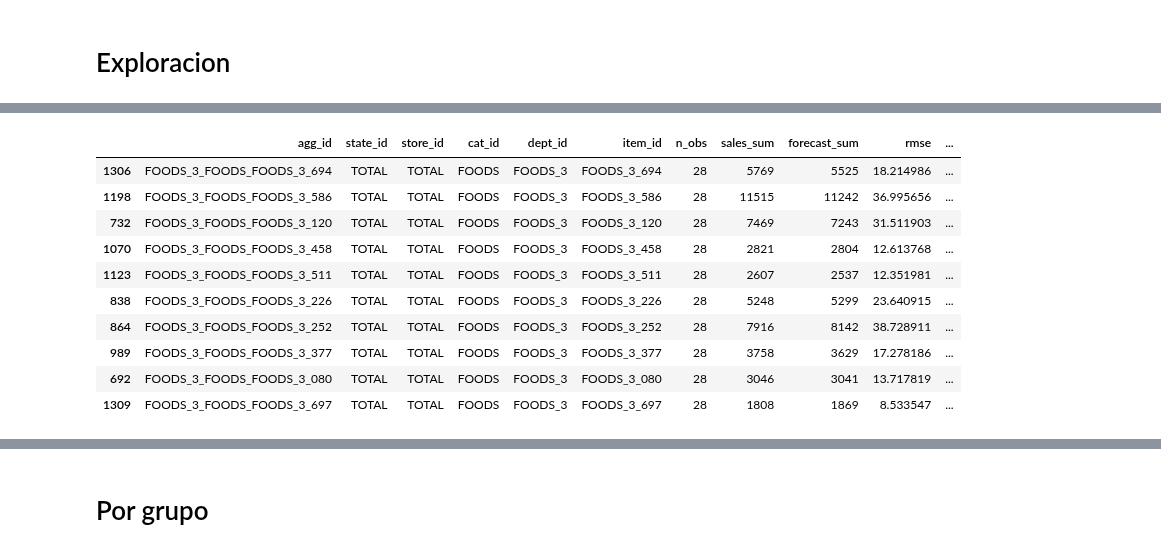
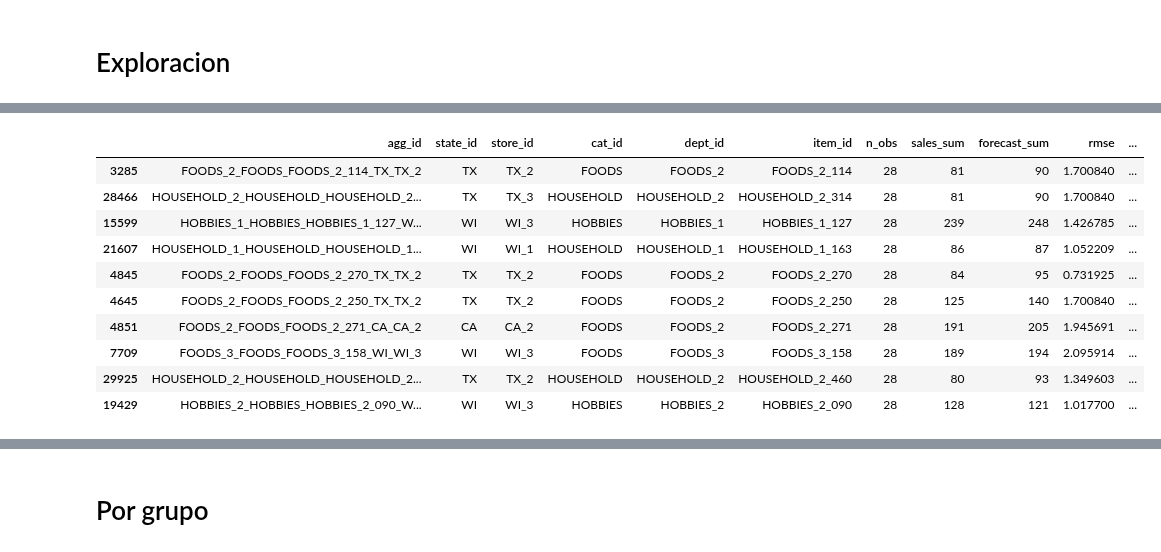
Before and after one commit to njimenez94/forecast-tfm, a Jupyter notebook: notebooks/model.ipynb, the cells around one changed output, grey strips where cells are left out. Drawn from its saved outputs; the diff is of its cells as text; code cells hidden in the pictures.

```diff
--- a/notebooks/model.ipynb
+++ b/notebooks/model.ipynb
@@ -106,13 +104,18 @@ Modelo  : mlf_level_10_daily_w2y_item
 # %%
+import re as _re
+
 # ── Carga y split temporal ─────────────────────────────────────────────────
-_raw       = read_parquet_pl(file).rename({"agg_id": "unique_id", "date": "ds", "sales": "y"})
+_raw = read_parquet_pl(file).rename({"agg_id": "unique_id", "date": "ds", "sales": "y"})
 
-horizon    = 28          # el horizonte que quieres estudiar
-h_max      = max(config.HORIZON[GRAIN])   # 42 — con el que se entrenó
+# Para cumN: predecir h=N rolling (un acumulado por cada día del período de validación)
+# Para sales: h=max_horizonte, igual que antes
+_cum_n      = int(_re.search(r"\d+", HORIZON_TYPE).group()) if HORIZON_TYPE.startswith("cum") else None
+horizon_val = _cum_n if _cum_n is not None else max(config.HORIZON[GRAIN])
+h_predict   = horizon_val  # antes era 1 para cumN; ahora generamos N puntos rolling
 
-delta_days = h_max * 7 if GRAIN == "weekly" else h_max   # ← usar h_max, no horizon
+delta_days = horizon_val * 7 if GRAIN == "weekly" else horizon_val
 cutoff     = _raw["ds"].max() - timedelta(days=delta_days)
-valid_pl   = _raw.filter(pl.col("ds") > cutoff)          # ahora son 42 días
+valid_pl   = _raw.filter(pl.col("ds") > cutoff)
 
 # ── Exog futuras (igual que en entrenamiento) ──────────────────────────────
 exog_cols   = [config.PRICE_LAG_COL[GRAIN]] + config.EXOG_COLS
@@ -122,12 +125,10 @@ future_exog = valid_pl.select(["unique_id", "ds"] + avail_exog).to_pandas()
 # ── Predicción ─────────────────────────────────────────────────────────────
 fcst = MLForecast.load(str(model_dir))
 
-# make_future_dataframe gives the exact (unique_id, ds) skeleton the model expects;
-# left-join exog features onto it so no combination is missing
-future_skeleton = fcst.make_future_dataframe(h=horizon)
+future_skeleton  = fcst.make_future_dataframe(h=h_predict)
 future_exog_full = future_skeleton.merge(future_exog, on=["unique_id", "ds"], how="left")
 
-preds_df = fcst.predict(h=horizon, X_df=future_exog_full)
+preds_df = fcst.predict(h=h_predict, X_df=future_exog_full)
 
 # ── df con predicciones ───────────────────────────────────────────────────
 dim_cols = [c for c in valid_pl.columns if c.endswith("_id") and c != "unique_id"]
@@ -151,20 +152,10 @@ df["error"]     = df["sales"] - df["forecast"]
 df["abs_error"] = df["error"].abs()
 
 ordered_cols = [
-    "agg_id",
-    "state_id",
-    "store_id",
-    "cat_id",
-    "dept_id",
-    "item_id",
-    "date",
-    "sales",
-    "forecast",
-    "error",
-    "abs_error",
+    "agg_id", "state_id", "store_id", "cat_id", "dept_id", "item_id",
+    "date", "sales", "forecast", "error", "abs_error",
 ]
-
-df = df[ordered_cols]
+df = df[[c for c in ordered_cols if c in df.columns]]
 
 df.head()
 # %% [output]
@@ -392,21 +383,21 @@ df_summary.head()
 # %%
 df_summary['bias_abs'] = df_summary['bias'].abs()
 
 df_summary = df_summary.sort_values("wape")
-df_summary = df_summary.dropna()
+#df_summary = df_summary.dropna()
 df_summary.head(10)
 # %% [output]
 |  | agg_id | state_id | store_id | cat_id | dept_id | item_id | n_obs | sales_sum | forecast_sum | rmse | ... |
-| 1306 | FOODS_3_FOODS_FOODS_3_694 | TOTAL | TOTAL | FOODS | FOODS_3 | FOODS_3_694 | 28 | 5769 | 5525 | 18.214986 | ... |
-| 1198 | FOODS_3_FOODS_FOODS_3_586 | TOTAL | TOTAL | FOODS | FOODS_3 | FOODS_3_586 | 28 | 11515 | 11242 | 36.995656 | ... |
-| 732 | FOODS_3_FOODS_FOODS_3_120 | TOTAL | TOTAL | FOODS | FOODS_3 | FOODS_3_120 | 28 | 7469 | 7243 | 31.511903 | ... |
-| 1070 | FOODS_3_FOODS_FOODS_3_458 | TOTAL | TOTAL | FOODS | FOODS_3 | FOODS_3_458 | 28 | 2821 | 2804 | 12.613768 | ... |
-| 1123 | FOODS_3_FOODS_FOODS_3_511 | TOTAL | TOTAL | FOODS | FOODS_3 | FOODS_3_511 | 28 | 2607 | 2537 | 12.351981 | ... |
-| 838 | FOODS_3_FOODS_FOODS_3_226 | TOTAL | TOTAL | FOODS | FOODS_3 | FOODS_3_226 | 28 | 5248 | 5299 | 23.640915 | ... |
-| 864 | FOODS_3_FOODS_FOODS_3_252 | TOTAL | TOTAL | FOODS | FOODS_3 | FOODS_3_252 | 28 | 7916 | 8142 | 38.728911 | ... |
-| 989 | FOODS_3_FOODS_FOODS_3_377 | TOTAL | TOTAL | FOODS | FOODS_3 | FOODS_3_377 | 28 | 3758 | 3629 | 17.278186 | ... |
-| 692 | FOODS_3_FOODS_FOODS_3_080 | TOTAL | TOTAL | FOODS | FOODS_3 | FOODS_3_080 | 28 | 3046 | 3041 | 13.717819 | ... |
-| 1309 | FOODS_3_FOODS_FOODS_3_697 | TOTAL | TOTAL | FOODS | FOODS_3 | FOODS_3_697 | 28 | 1808 | 1869 | 8.533547 | ... |
+| 3285 | FOODS_2_FOODS_FOODS_2_114_TX_TX_2 | TX | TX_2 | FOODS | FOODS_2 | FOODS_2_114 | 28 | 81 | 90 | 1.700840 | ... |
+| 28466 | HOUSEHOLD_2_HOUSEHOLD_HOUSEHOLD_2... | TX | TX_3 | HOUSEHOLD | HOUSEHOLD_2 | HOUSEHOLD_2_314 | 28 | 81 | 90 | 1.700840 | ... |
+| 15599 | HOBBIES_1_HOBBIES_HOBBIES_1_127_W... | WI | WI_3 | HOBBIES | HOBBIES_1 | HOBBIES_1_127 | 28 | 239 | 248 | 1.426785 | ... |
+| 21607 | HOUSEHOLD_1_HOUSEHOLD_HOUSEHOLD_1... | WI | WI_1 | HOUSEHOLD | HOUSEHOLD_1 | HOUSEHOLD_1_163 | 28 | 86 | 87 | 1.052209 | ... |
+| 4845 | FOODS_2_FOODS_FOODS_2_270_TX_TX_2 | TX | TX_2 | FOODS | FOODS_2 | FOODS_2_270 | 28 | 84 | 95 | 0.731925 | ... |
+| 4645 | FOODS_2_FOODS_FOODS_2_250_TX_TX_2 | TX | TX_2 | FOODS | FOODS_2 | FOODS_2_250 | 28 | 125 | 140 | 1.700840 | ... |
+| 4851 | FOODS_2_FOODS_FOODS_2_271_CA_CA_2 | CA | CA_2 | FOODS | FOODS_2 | FOODS_2_271 | 28 | 191 | 205 | 1.945691 | ... |
+| 7709 | FOODS_3_FOODS_FOODS_3_158_WI_WI_3 | WI | WI_3 | FOODS | FOODS_3 | FOODS_3_158 | 28 | 189 | 194 | 2.095914 | ... |
+| 29925 | HOUSEHOLD_2_HOUSEHOLD_HOUSEHOLD_2... | TX | TX_2 | HOUSEHOLD | HOUSEHOLD_2 | HOUSEHOLD_2_460 | 28 | 80 | 93 | 1.349603 | ... |
+| 19429 | HOBBIES_2_HOBBIES_HOBBIES_2_090_W... | WI | WI_3 | HOBBIES | HOBBIES_2 | HOBBIES_2_090 | 28 | 128 | 121 | 1.017700 | ... |
 # %%
 df_summary.head()
 # %% [output]
```
Also changed, not shown: parts of 16 cells of this notebook, 1 other file.
